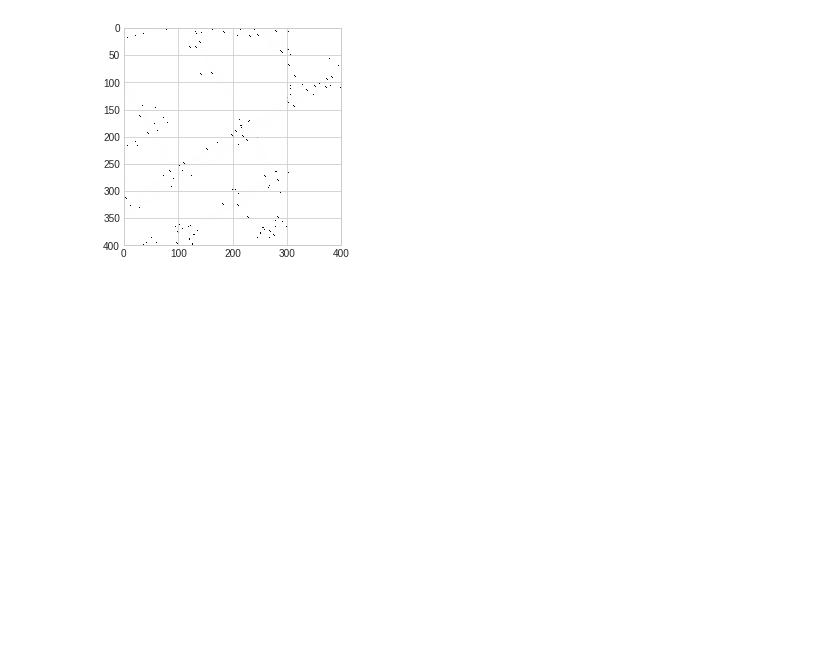
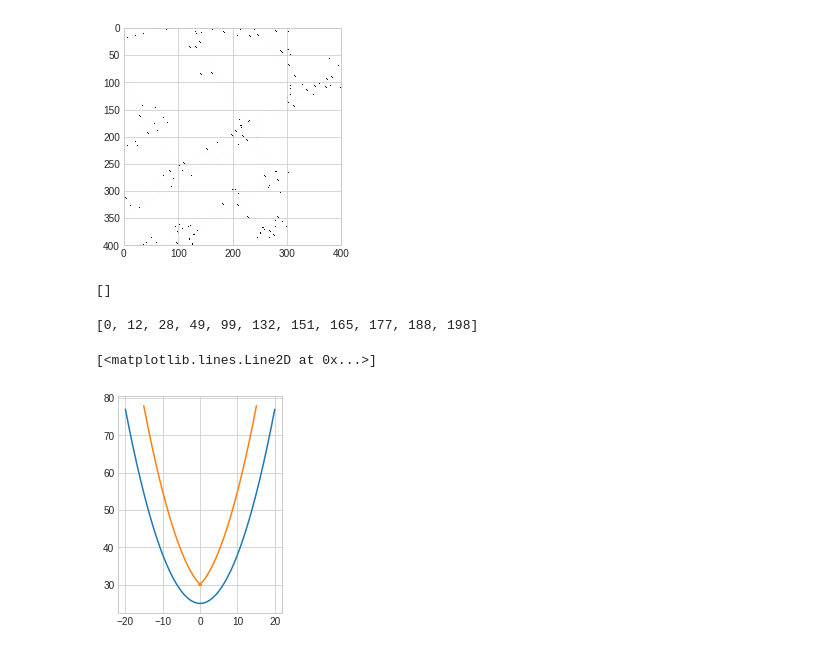
Before and after one commit to kfir1989/RadarLocalization, a Jupyter notebook: Paper.ipynb, the cells around one changed output. Cells and saved outputs as stored; diff of their text form; code cells hidden in the pictures; blank space fills up the shorter version.

```diff
--- a/Paper.ipynb
+++ b/Paper.ipynb
@@ -712,3 +816,60 @@ cv2.imshow('combined', combined)
 cv2.imshow('original', original)
 cv2.imshow('image', image)
 cv2.waitKey()
+# %%
+#!python3 -m pip install sympy
+from sympy.solvers import solve
+from sympy import Symbol
+a = 0.2
+b = 1
+c = 10
+x = Symbol('x')
+#c = Symbol('c')
+solve(4*a**2*x**4 + 4*a*b*x**3 + (b**2+1)*x**2, 0)
+# %% [output]
+[]
+# %%
+import numpy as np
+a = 0.2
+b = 1
+c = 10
+x = np.linspace(-20,20,200)
+y = a*x**2+b*x+c
+dy = np.sqrt(1+(np.diff(y)/np.diff(x))**2)
+S = np.cumsum(dy)
+l = S[-1]
+idx = []
+for i in range(10+1):
+    idx.append(np.argmin(np.abs(S - l/10 * i)))
+print(idx)
+# %% [output]
+[0, 12, 28, 49, 99, 132, 151, 165, 177, 188, 198]
+# %%
+import matplotlib.pyplot as plt
+
+def createHypothesis(a0,a1,a2,x0,y0,t0,x,y):
+    a0_tag = a0+y0-a1*x0+a2*x0**2
+    a1_tag = a1-2*a2*x0
+    denom = np.sqrt(1+(2*a2*x+a1_tag)**2)
+    x_tag = x + t0 * (2*a2*x+a1_tag)/denom
+    y_tag = a0_tag+a1_tag*x+a2*x**2-t0/denom
+
+    return x_tag, y_tag
+
+
+x = np.linspace(-20,20,200)
+a0, a1, a2 = 25, 0, 0.13
+y = a0 + a2*x**2
+
+
+x0 = 0
+y0 = 0
+t0 = -5
+x_tag, y_tag = createHypothesis(a0,a1,a2,x0,y0,t0,x,y)
+
+plt.plot(x, y)
+plt.gca().set_aspect('equal', adjustable='box')
+plt.plot(x_tag, y_tag)
+# %% [output]
+[<matplotlib.lines.Line2D at 0x...>]
+[figure, added]
```
Also changed, not shown: parts of 2 cells of this notebook, 9 other files.
